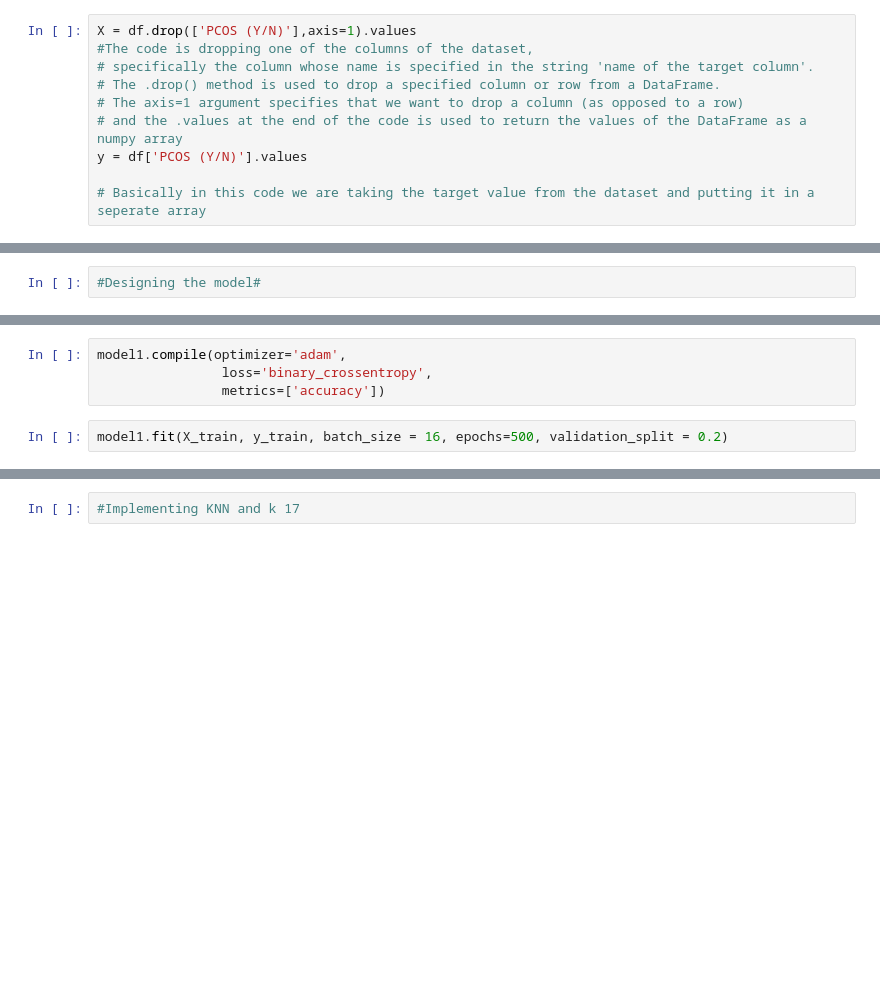
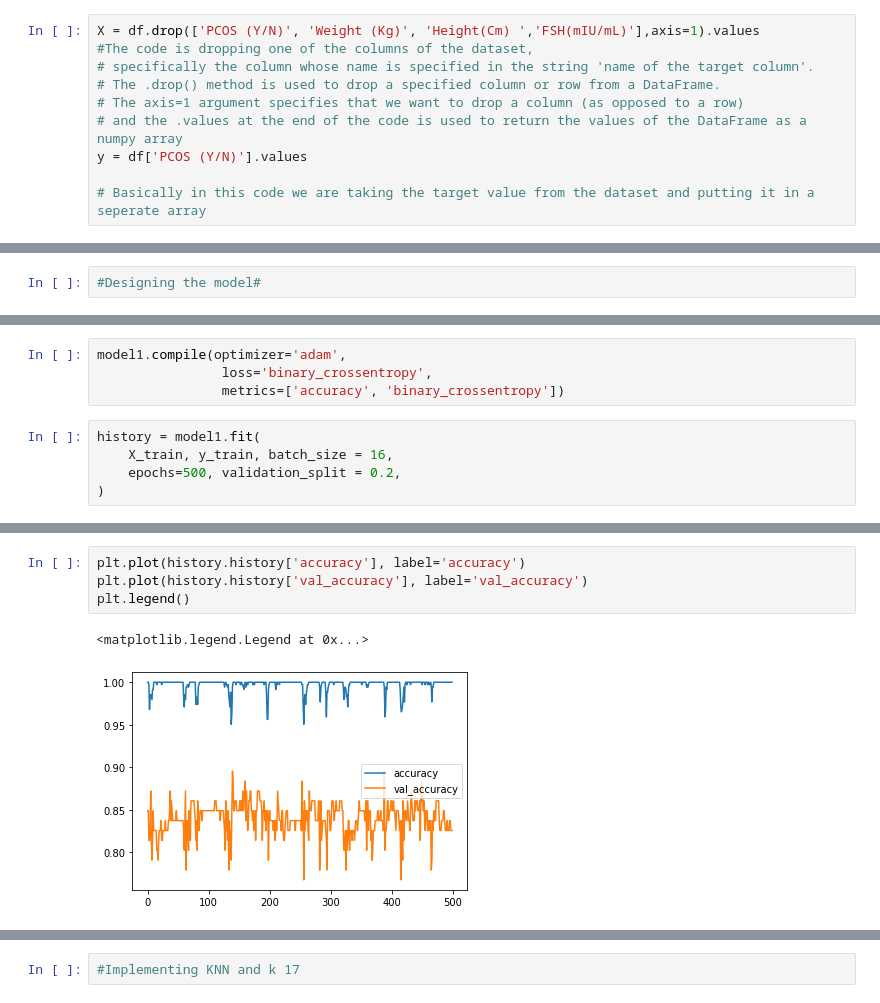
Before and after one commit to sanjeebtiwary/Data-Analysis-Model-to-Help-Reveal-Potential-Infertility-Treatments, a Jupyter notebook: Infertilitydata2.ipynb, the cells around one changed output, grey strips where cells are left out. Drawn from its saved outputs; the diff is of its cells as text; blank space fills up the shorter version.

```diff
--- a/Infertilitydata2.ipynb
+++ b/Infertilitydata2.ipynb
@@ -80,5 +103,5 @@ df.head()
 # %%
-X = df.drop(['PCOS (Y/N)'],axis=1).values
+X = df.drop(['PCOS (Y/N)', 'Weight (Kg)', 'Height(Cm) ','FSH(mIU/mL)'],axis=1).values
 #The code is dropping one of the columns of the dataset,
 # specifically the column whose name is specified in the string 'name of the target column'.
 # The .drop() method is used to drop a specified column or row from a DataFrame.
@@ -155,8 +169,11 @@ To enable them in other operations, rebuild TensorFlow with the appropriate comp
 # %%
 model1.compile(optimizer='adam',
                 loss='binary_crossentropy',
-                metrics=['accuracy'])
+                metrics=['accuracy', 'binary_crossentropy'])
 # %%
-model1.fit(X_train, y_train, batch_size = 16, epochs=500, validation_split = 0.2)
+history = model1.fit(
+    X_train, y_train, batch_size = 16,
+    epochs=500, validation_split = 0.2,
+)
 # %% [output]
 Epoch 1/500
@@ -180,3 +207,10 @@ Epoch 500/500
+# %%
+plt.plot(history.history['accuracy'], label='accuracy')
+plt.plot(history.history['val_accuracy'], label='val_accuracy')
+plt.legend()
+# %% [output]
+<matplotlib.legend.Legend at 0x...>
+[figure, added]
 # %%
 model1.evaluate(X_test, y_test)
 # %% [output]
```
Also changed, not shown: parts of 20 cells of this notebook.
